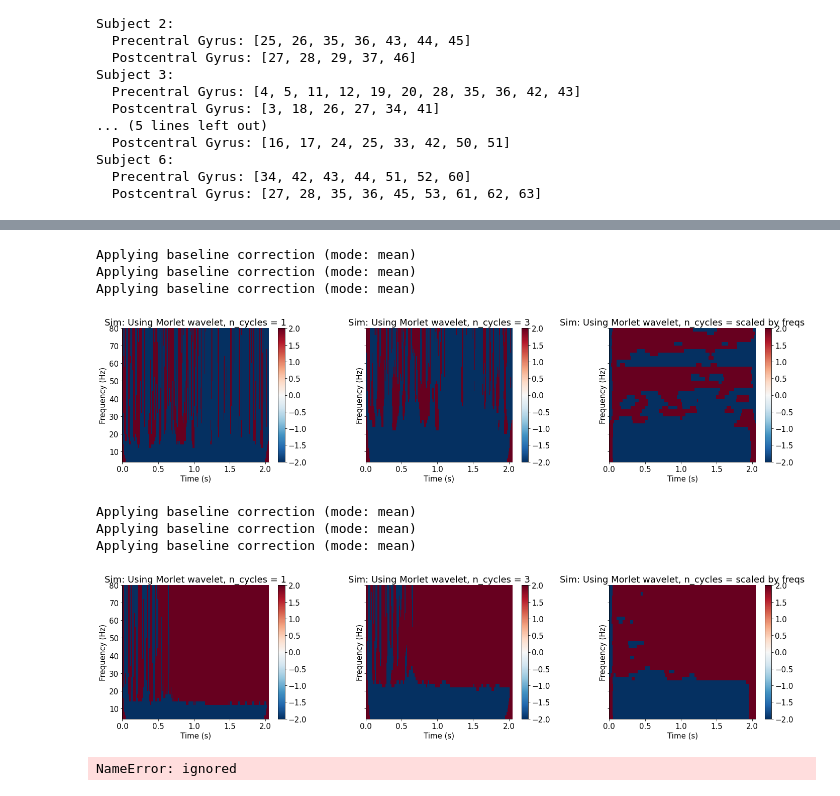
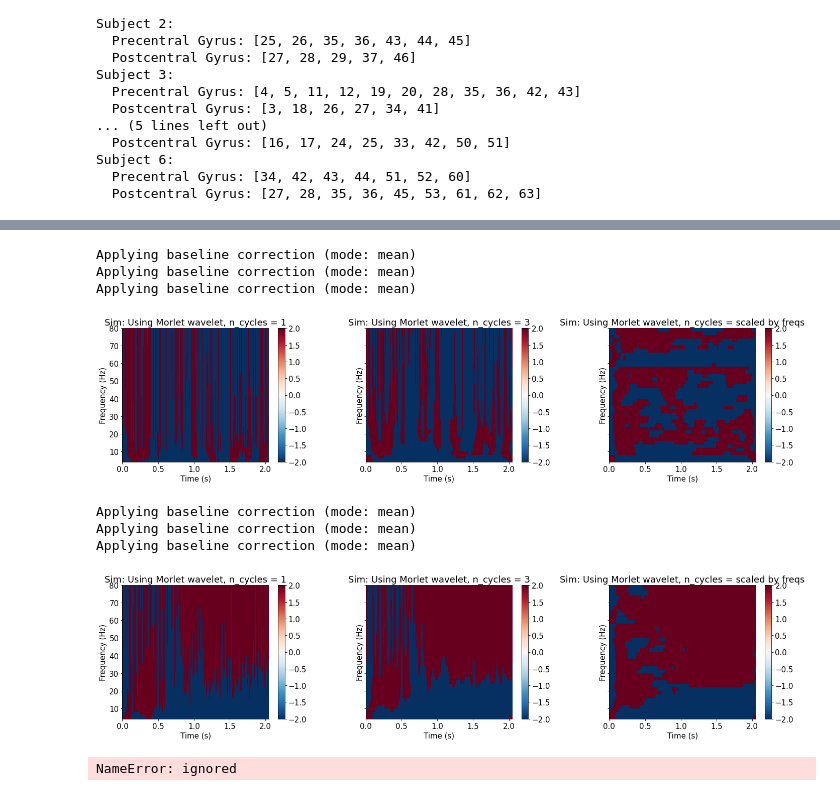
Before and after one commit to Xianhui-He/Raclette-Group-2-ECoG-Motor-Imagery, a Jupyter notebook: Motor_Imagery_Dataset_Data_Wrangling_Preprocessing_Hanif.ipynb, the cells around one changed output, grey strips where cells are left out. Drawn from its saved outputs; the diff is of its cells as text; code cells hidden in the pictures.

```diff
--- a/Motor_Imagery_Dataset_Data_Wrangling_Preprocessing_Hanif.ipynb
+++ b/Motor_Imagery_Dataset_Data_Wrangling_Preprocessing_Hanif.ipynb
@@ -119,9 +119,13 @@ for subject in alldat:
     # Multiply with Scale to Calculate uV Values
     volt_data = volt_data * block['scale_uv']
 
-    # 3rd Order Butterworth Filter (High-pass 50Hz)
-    b, a = signal.butter(3, [50], btype='high', fs=1000)
+    ### Filtering Stuffs HERE ###
+
+    # 3rd Order Butterworth Filter (High-pass 10Hz)
+    b, a = signal.butter(3, [10], btype='high', fs=1000)
     volt_data = signal.filtfilt(b, a, volt_data, 0)
+
+    ### END of Filtering Stuffs ###
 
     # Normalize Voltage Data
     volt_data = volt_data/volt_data.mean(0)
@@ -162,7 +167,7 @@ vmin, vmax = -2., 2.  # Define our color limits.
 
 fig, axs = plt.subplots(1, 3, figsize=(15, 5), sharey=True)
 fmin, fmax = freqs[[0, -1]]
-for width, ax in zip((0.2, .7, 3.0), axs):
+for width, ax in zip((0.2, .7, 4.0), axs):
     power = tfr_stockwell(tongue_epochs_real[0], fmin=fmin, fmax=fmax, width=width)
     power.plot([0], baseline=(0., 0.1), mode='mean', axes=ax, show=False,
                colorbar=False)
@@ -183,7 +188,7 @@ vmin, vmax = -2., 2.  # Define our color limits.
 
 fig, axs = plt.subplots(1, 3, figsize=(15, 5), sharey=True)
 fmin, fmax = freqs[[0, -1]]
-for width, ax in zip((0.2, .7, 3.0), axs):
+for width, ax in zip((0.2, .7, 4.0), axs):
     power = tfr_stockwell(hand_epochs_real[0], fmin=fmin, fmax=fmax, width=width)
     power.plot([0], baseline=(0., 0.1), mode='mean', axes=ax, show=False,
                colorbar=False)
@@ -203,11 +208,11 @@ freqs = np.arange(5., 80., 2.)
 vmin, vmax = -2., 2.  # Define our color limits.
 
 fig, axs = plt.subplots(1, 3, figsize=(20, 5), sharey=True)
-all_n_cycles = [1, 3, freqs / 2.]
+all_n_cycles = [1, 3, freqs/2.]
 for n_cycles, ax in zip(all_n_cycles, axs):
-    power = tfr_morlet(tongue_epochs_real[0], freqs=freqs,
+    power = tfr_morlet(tongue_epochs_real[0], freqs=freqs, use_fft=True,
                        n_cycles=n_cycles, return_itc=False, picks=20)
-    power.plot([0], baseline=(0., 0.1), mode='mean', vmin=vmin, vmax=vmax,
+    power.plot([0], baseline=(0., 0.2), mode='mean', vmin=vmin, vmax=vmax,
                axes=ax, show=False, colorbar=True)
     n_cycles = 'scaled by freqs' if not isinstance(n_cycles, int) else n_cycles
     ax.set_title('Sim: Using Morlet wavelet, n_cycles = %s' % n_cycles)
@@ -216,30 +221,30 @@ plt.tight_layout()
 Applying baseline correction (mode: mean)
 Applying baseline correction (mode: mean)
 Applying baseline correction (mode: mean)
-[figure, old version]
+[figure, new version]
 # %%
 # Time-Frequency Decomposition Using Morlet Wavelet (HAND-REAL)
 
 # TODO: This Is Just Preliminary Stuffs, Further Study on Its Parameters & Preprocessing Required
 
 freqs = np.arange(5., 80., 2.)
 vmin, vmax = -2., 2.  # Define our color limits.
 
 fig, axs = plt.subplots(1, 3, figsize=(20, 5), sharey=True)
-all_n_cycles = [1, 3, freqs / 2.]
+all_n_cycles = [1, 3, freqs/2.]
 for n_cycles, ax in zip(all_n_cycles, axs):
-    power = tfr_morlet(hand_epochs_real[0], freqs=freqs,
+    power = tfr_morlet(hand_epochs_real[0], freqs=freqs, use_fft=True,
                        n_cycles=n_cycles, return_itc=False, picks=20)
-    power.plot([0], baseline=(0., 0.1), mode='mean', vmin=vmin, vmax=vmax,
+    power.plot([0], baseline=(0., 0.2), mode='mean', vmin=vmin, vmax=vmax,
                axes=ax, show=False, colorbar=True)
     n_cycles = 'scaled by freqs' if not isinstance(n_cycles, int) else n_cycles
     ax.set_title('Sim: Using Morlet wavelet, n_cycles = %s' % n_cycles)
 plt.tight_layout()
 # %% [output]
 Applying baseline correction (mode: mean)
 Applying baseline correction (mode: mean)
 Applying baseline correction (mode: mean)
-[figure, old version]
+[figure, new version]
 # %%
 #@title Deprecated Codes
 
```
Also changed, not shown: parts of 3 cells of this notebook.
